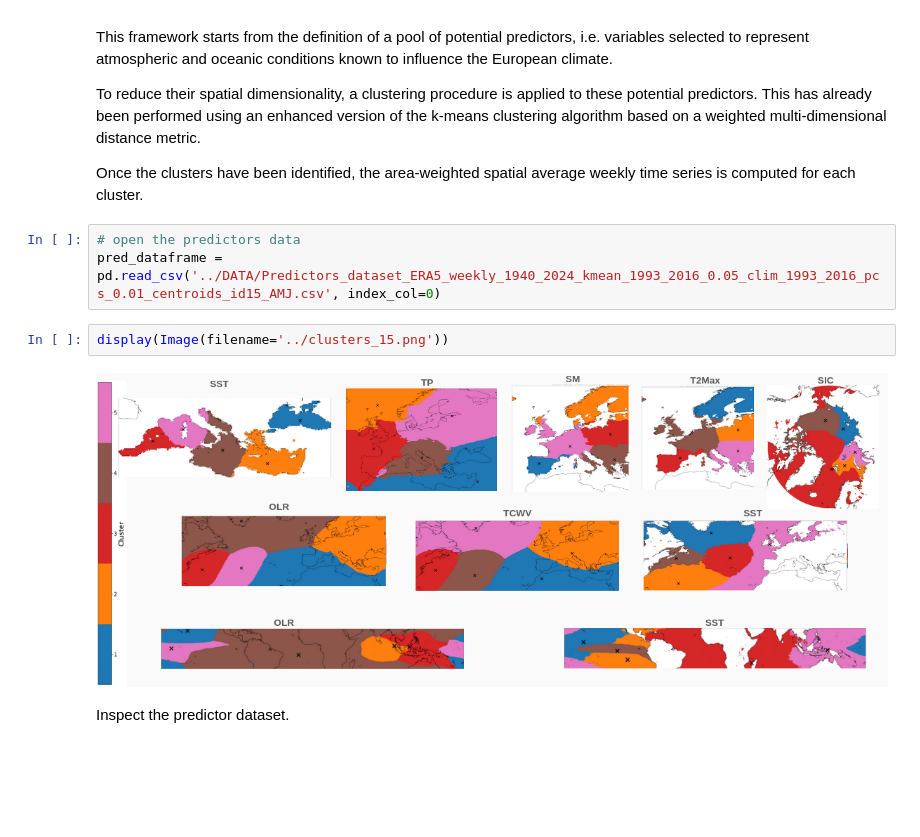
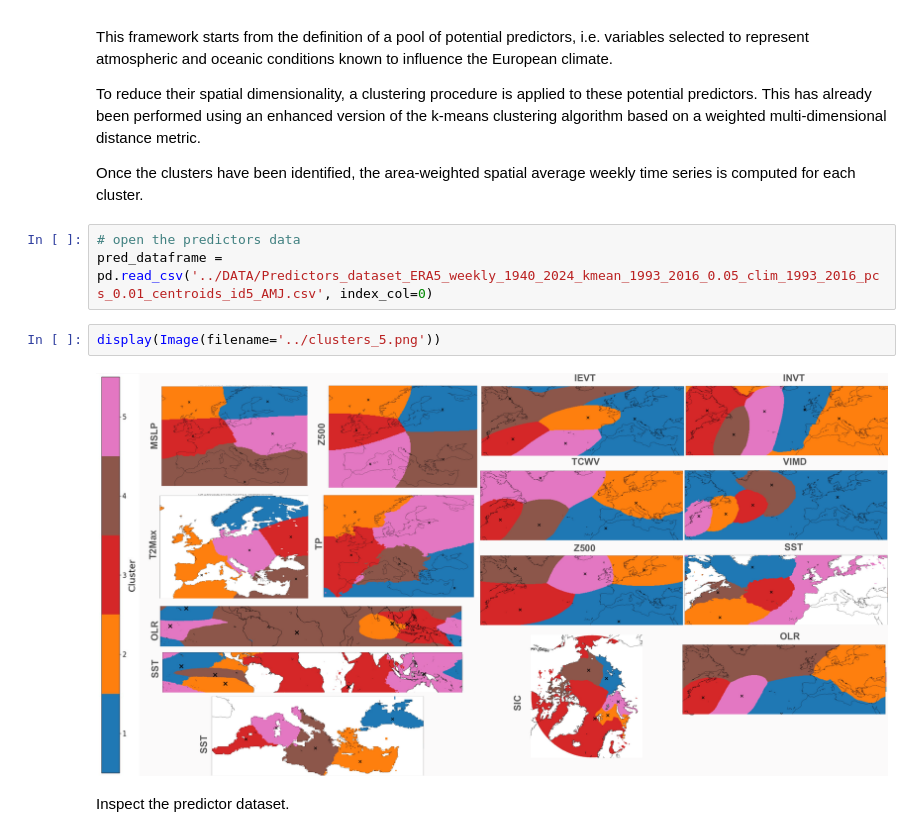
Before and after one commit to eugeniofella/SCEWERO-EPE, a Jupyter notebook: DDEPE-SF_Training/2_EPE-feature-selection_fast.ipynb, the cells around one changed output. Cells and saved outputs as stored; diff of their text form; blank space fills up the shorter version.

Commit message:
back to full predictors

```diff
--- a/DDEPE-SF_Training/2_EPE-feature-selection_fast.ipynb
+++ b/DDEPE-SF_Training/2_EPE-feature-selection_fast.ipynb
@@ -60,11 +60,11 @@ To reduce their spatial dimensionality, a clustering procedure is applied to the
 Once the clusters have been identified, the area-weighted spatial average weekly time series is computed for each cluster.
 # %%
 # open the predictors data
-pred_dataframe = pd.read_csv('../DATA/Predictors_dataset_ERA5_weekly_1940_2024_kmean_1993_2016_0.05_clim_1993_2016_pcs_0.01_centroids_id15_AMJ.csv', index_col=0)
+pred_dataframe = pd.read_csv('../DATA/Predictors_dataset_ERA5_weekly_1940_2024_kmean_1993_2016_0.05_clim_1993_2016_pcs_0.01_centroids_id5_AMJ.csv', index_col=0)
 # %%
-display(Image(filename='../clusters_15.png'))
+display(Image(filename='../clusters_5.png'))
 # %% [output]
-[figure, old version]
+[figure, new version]
 # %% [markdown]
 Inspect the predictor dataset.
 # %%
```
Also changed, not shown: parts of 10 cells of this notebook, 2 other files.
